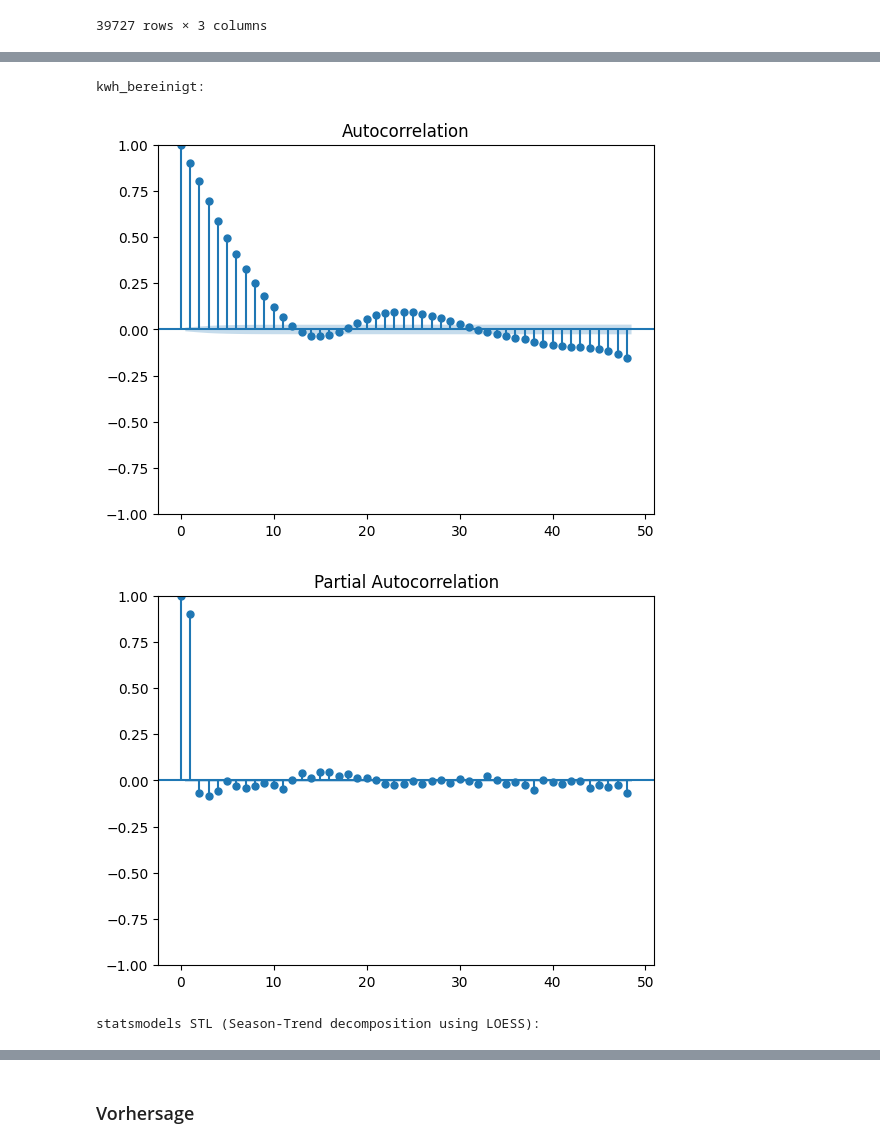
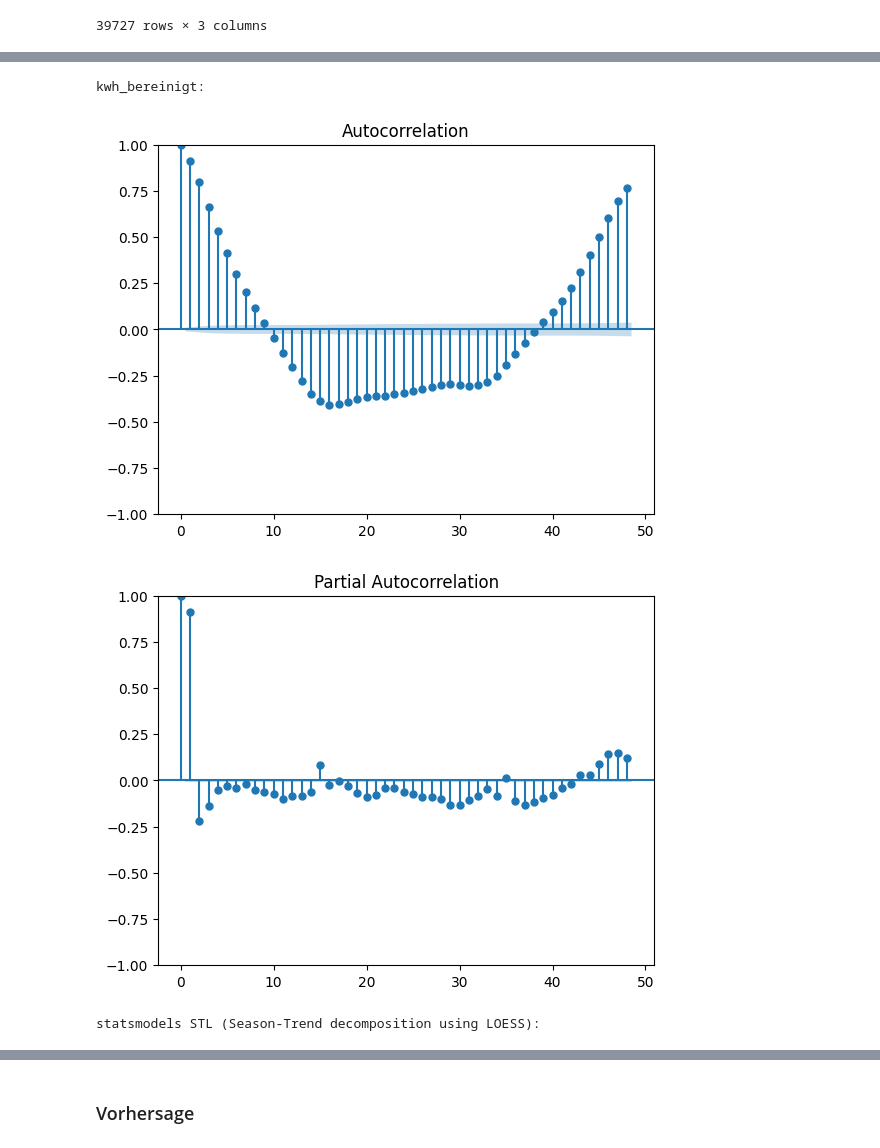
Before and after one commit to vasv1011/semester-3-projekte, a Jupyter notebook: Abgabe 1/analyse.ipynb, the cells around one changed output, grey strips where cells are left out. Saved outputs shown, nothing was run; the diff lists cells and outputs as text; code cells hidden in the pictures.

```diff
--- a/Abgabe 1/analyse.ipynb
+++ b/Abgabe 1/analyse.ipynb
@@ -145,7 +146,7 @@ def analyse_seasonality(df: pd.DataFrame) -> pd.DataFrame:
     ax.grid(axis="y", alpha=0.5)
     plt.show()
 
-    return df.merge(seasonal, on="focus", suffixes=("", "_focus"))
+    return df.join(seasonal, on="focus", rsuffix="_saison")
 
 
 df = analyse_seasonality(df)
@@ -184,25 +171,25 @@ date
 def analyse_cleaned(df: pd.DataFrame) -> pd.DataFrame:
     fig, ax = plt.subplots(figsize=(15, 6))
     ax.margins(x=0)
-
-    # df["kwh_bereinigt"] = df["kwh_trendbereinigt"] - df["kwh_trendbereinigt_focus"]
-    df["kwh_bereinigt"] = df["kwh"] - df["kwh"].shift(48)
+    # TODO: Hier sollte gleiches Ergebnis wie mit .shift(48) rauskommen???
+    df["kwh_bereinigt"] = df["kwh_trendbereinigt"] - df["kwh_trendbereinigt_saison"]
+    # df["kwh_bereinigt"] = df["kwh"] - df["kwh"].shift(48)
     ax.plot(df.index, df["kwh"], color="#6B001E", alpha=0.5, label="Verbrauch")
     ax.plot(df.index, df["kwh_trendbereinigt"], color="#F3BE2B", alpha=0.5, label="Verbrauch trendbereinigt")
     ax.plot(df.index, df["kwh_bereinigt"], color="#9B0000", alpha=0.7, label="Verbrauch bereinigt")
     ax.plot(df.index, df["kwh_trend"], color="#000000FF", alpha=0.7, label="Trend")
-    ax.plot(df.index, df["kwh_trendbereinigt_focus"], color="#D386FF", alpha=0.7, label="Saisonalität")
+    ax.plot(df.index, df["kwh_trendbereinigt_saison"], color="#D386FF", alpha=0.7, label="Saisonalität")
     ax.set(
         title="Stromverbrauch eines Verbrauchers",
         xlabel="Datum",
         ylabel="Kilowattstunde",
     )
-    ax.set_xlim(pd.Series(df.index).quantile(0.48), pd.Series(df.index).quantile(0.52))  # Fokus/Zoom
+    ax.set_xlim(pd.Series(df.index).quantile(0.48), pd.Series(df.index).quantile(0.52))  # Begrenzung auf Zeitraum
     ax.legend()
     ax.grid(axis="y", alpha=0.5)
     plt.show()
 
-    # Getrennte
+    # Getrennte Plots
     fig, ax = plt.subplots(4, 1, figsize=(15, 6), sharex=True)
 
     for p in ax:
@@ -214,7 +201,7 @@ def analyse_cleaned(df: pd.DataFrame) -> pd.DataFrame:
     ax[1].plot(df["kwh_trend"], color="#000000FF")
     ax[1].set_title("Trend")
 
-    ax[2].plot(df["kwh_trendbereinigt_focus"], color="#D386FF", alpha=0.7)
+    ax[2].plot(df["kwh_trendbereinigt_saison"], color="#D386FF", alpha=0.7)
     ax[2].set_title("Saisonalität")
 
     ax[3].plot(df["kwh_bereinigt"], color="#9B0000")
@@ -270,18 +253,18 @@ plt.show()
 # %%
 from statsmodels.graphics.tsaplots import plot_acf, plot_pacf
 
 print("kwh_bereinigt:")
 _ = plot_acf(df["kwh_bereinigt"].dropna(), lags=48)
 _ = plot_pacf(df["kwh_bereinigt"].dropna(), lags=48)
 plt.show()
 print("statsmodels STL (Season-Trend decomposition using LOESS):")
-_ = plot_acf(resid.dropna(), lags=48)
-_ = plot_pacf(resid.dropna(), lags=48)
+_ = plot_acf(decomposition.resid.dropna(), lags=48)
+_ = plot_pacf(decomposition.resid.dropna(), lags=48)
 plt.show()
 # %% [output]
 kwh_bereinigt:
-[figure, old version]
+[figure, new version]
-[figure, old version]
+[figure, new version]
 statsmodels STL (Season-Trend decomposition using LOESS):
 [figure]
 [figure]
```
Also changed, not shown: parts of 11 cells of this notebook.
